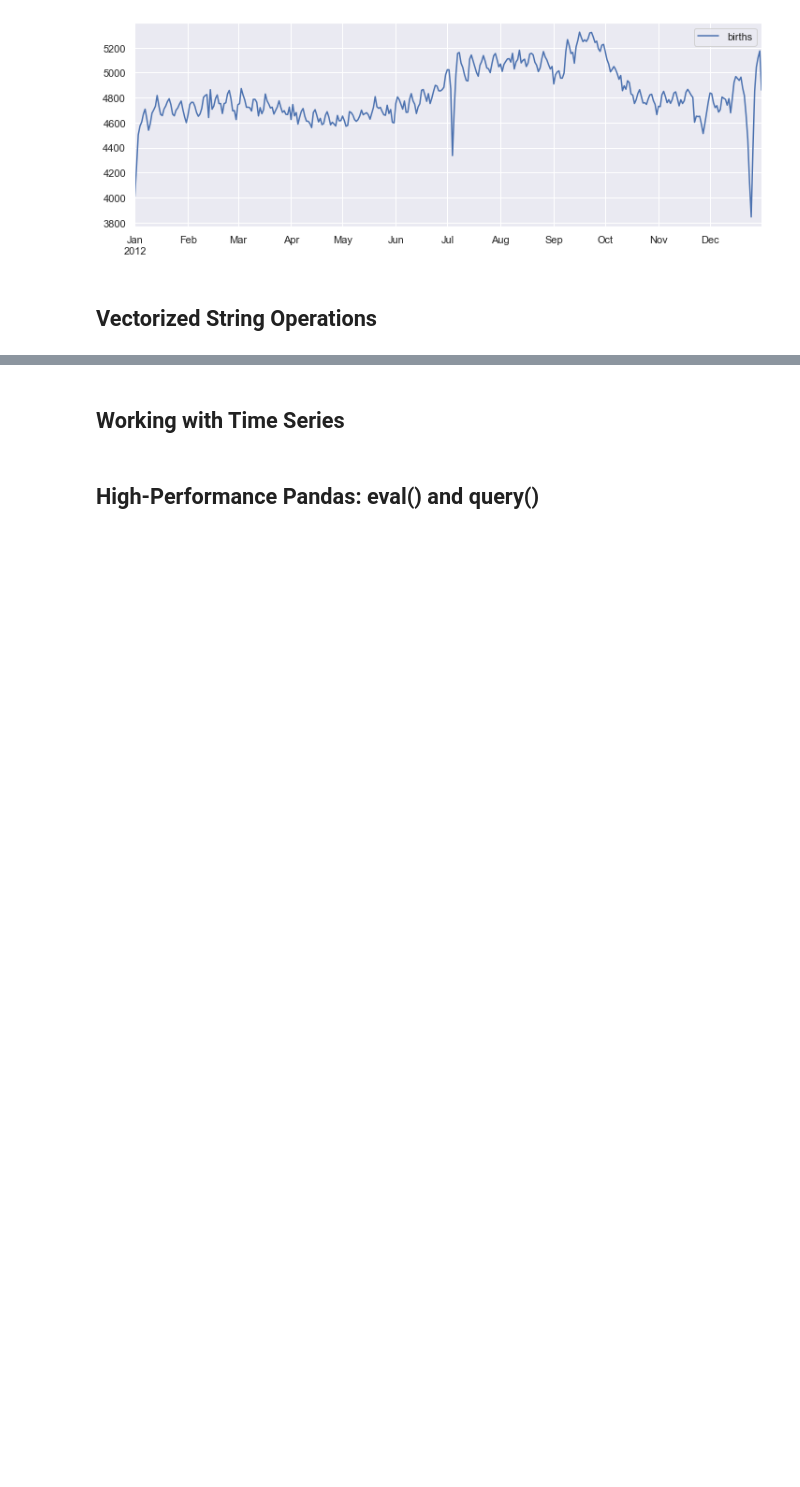
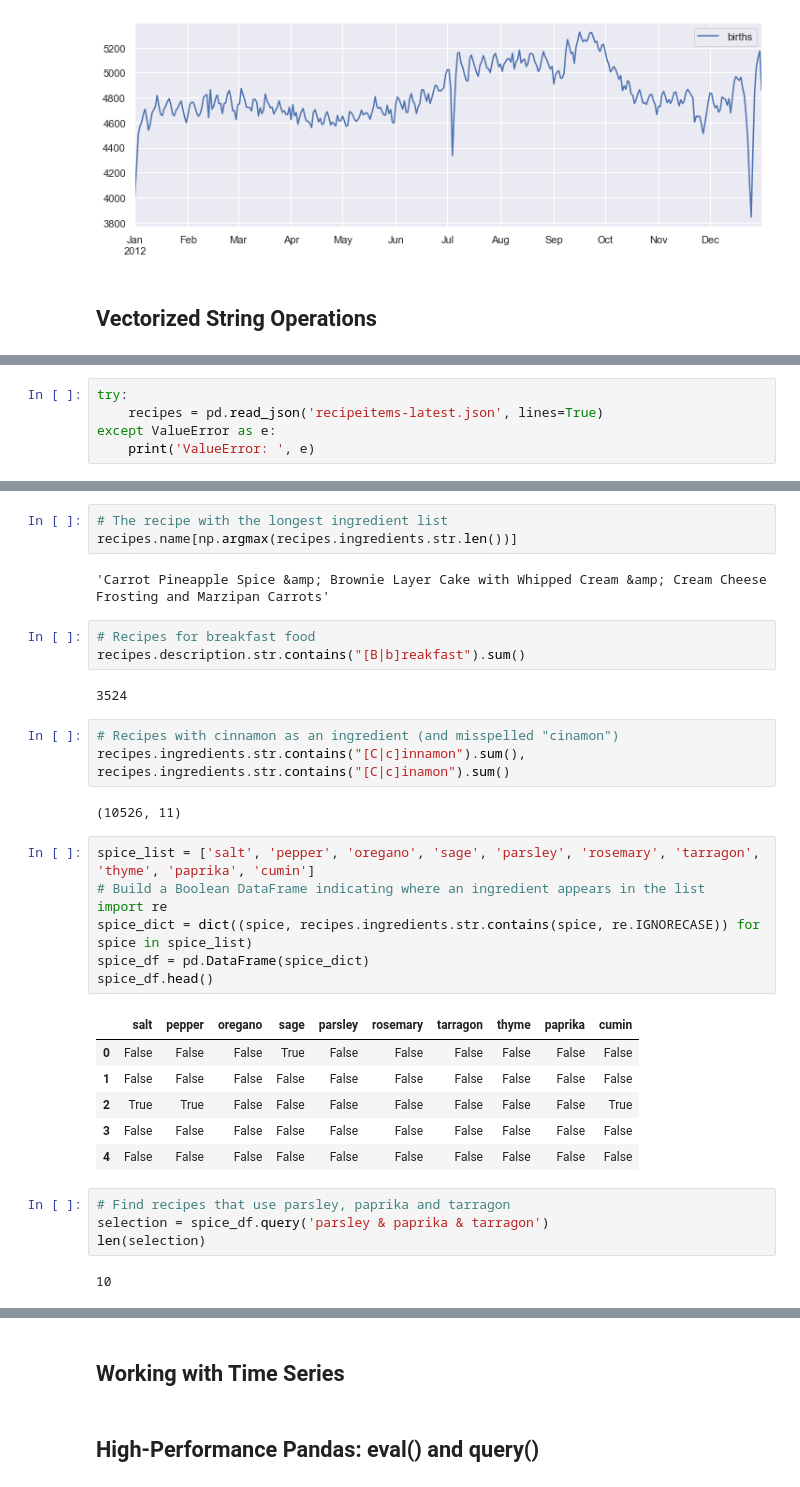
Before and after one commit to taylordunn/python-data-science-handbook, a Jupyter notebook: chapter3/chapter3.ipynb, the cells around one changed output, grey strips where cells are left out. Saved outputs shown, nothing was run; the diff lists cells and outputs as text; blank space fills up the shorter version.

```diff
--- a/chapter3/chapter3.ipynb
+++ b/chapter3/chapter3.ipynb
@@ -2158,0 +2311,5 @@ births_by_date.plot(ax = ax)
+# %%
+try:
+    recipes = pd.read_json('recipeitems-latest.json', lines=True)
+except ValueError as e:
+    print('ValueError: ', e)
@@ -2158,0 +2357,35 @@ births_by_date.plot(ax = ax)
+# %%
+# The recipe with the longest ingredient list
+recipes.name[np.argmax(recipes.ingredients.str.len())]
+# %% [output]
+'Carrot Pineapple Spice &amp; Brownie Layer Cake with Whipped Cream &amp; Cream Cheese Frosting and Marzipan Carrots'
+# %%
+# Recipes for breakfast food
+recipes.description.str.contains("[B|b]reakfast").sum()
+# %% [output]
+3524
+# %%
+# Recipes with cinnamon as an ingredient (and misspelled "cinamon")
+recipes.ingredients.str.contains("[C|c]innamon").sum(), recipes.ingredients.str.contains("[C|c]inamon").sum()
+# %% [output]
+(10526, 11)
+# %%
+spice_list = ['salt', 'pepper', 'oregano', 'sage', 'parsley', 'rosemary', 'tarragon', 'thyme', 'paprika', 'cumin']
+# Build a Boolean DataFrame indicating where an ingredient appears in the list
+import re
+spice_dict = dict((spice, recipes.ingredients.str.contains(spice, re.IGNORECASE)) for spice in spice_list)
+spice_df = pd.DataFrame(spice_dict)
+spice_df.head()
+# %% [output]
+|  | salt | pepper | oregano | sage | parsley | rosemary | tarragon | thyme | paprika | cumin |
+| 0 | False | False | False | True | False | False | False | False | False | False |
+| 1 | False | False | False | False | False | False | False | False | False | False |
+| 2 | True | True | False | False | False | False | False | False | False | True |
+| 3 | False | False | False | False | False | False | False | False | False | False |
+| 4 | False | False | False | False | False | False | False | False | False | False |
+# %%
+# Find recipes that use parsley, paprika and tarragon
+selection = spice_df.query('parsley & paprika & tarragon')
+len(selection)
+# %% [output]
+10
```
Also changed, not shown: parts of 18 cells of this notebook.
